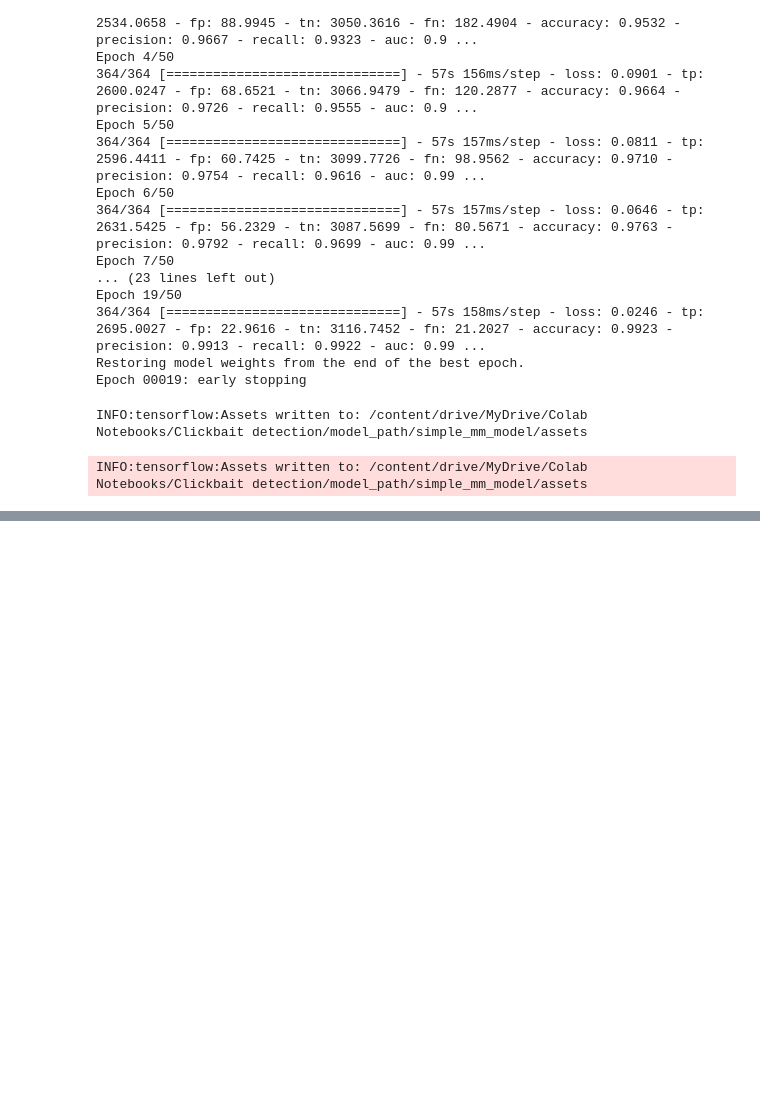
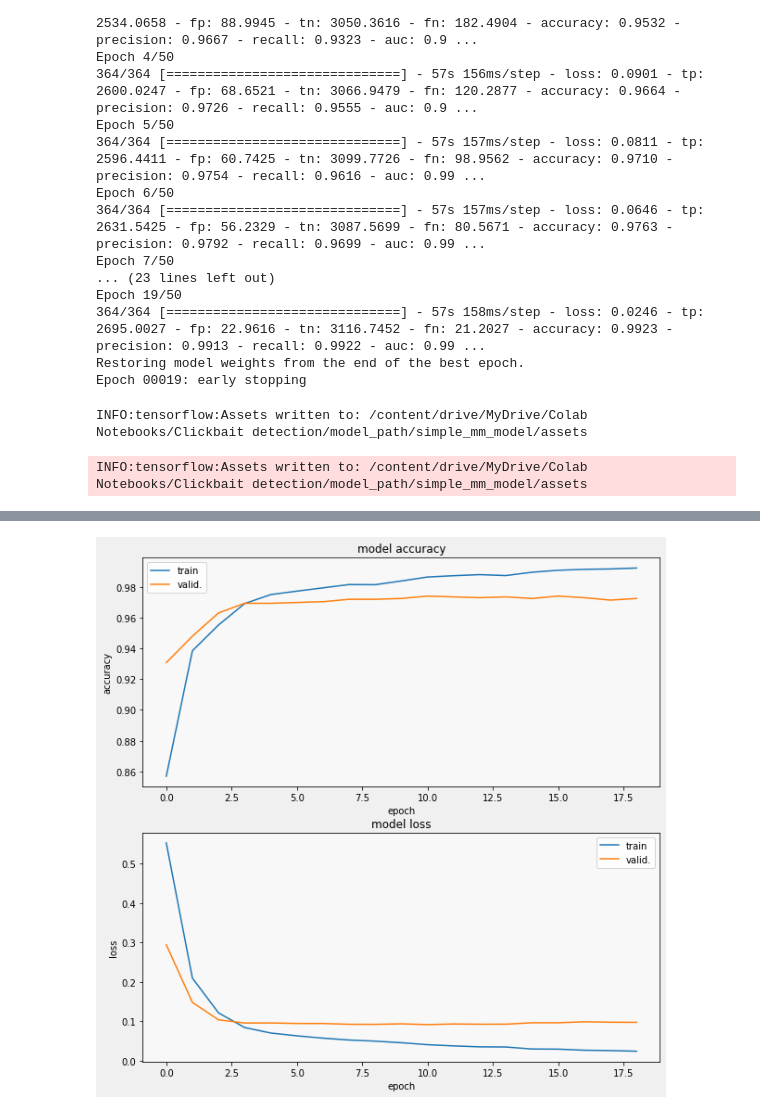
Before and after one commit to rahul94jh/MSC-Research, a Jupyter notebook: clickbait_mm_transfer_learning_tfrec.ipynb, the cells around one changed output, grey strips where cells are left out. Saved outputs shown, nothing was run; the diff lists cells and outputs as text; code cells hidden in the pictures; blank space fills up the shorter version.

```diff
--- a/clickbait_mm_transfer_learning_tfrec.ipynb
+++ b/clickbait_mm_transfer_learning_tfrec.ipynb
@@ -354,0 +481,5 @@ INFO:tensorflow:Assets written to: /content/drive/MyDrive/Colab Notebooks/Clickb
+# %%
+display_training_curves(history.history['accuracy'], history.history['val_accuracy'], 'accuracy', 211)
+display_training_curves(history.history['loss'], history.history['val_loss'], 'loss', 212)
+# %% [output]
+[figure, added]
```
Also changed, not shown: parts of 10 cells of this notebook.
